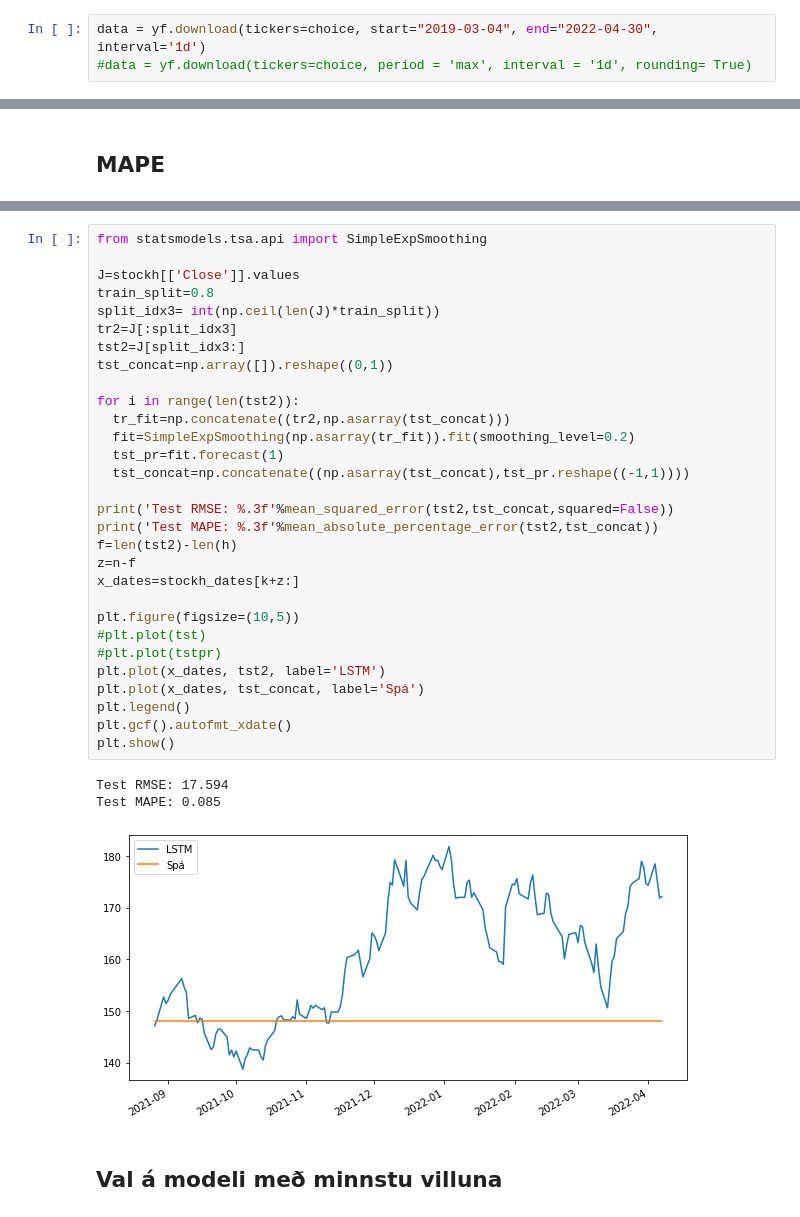
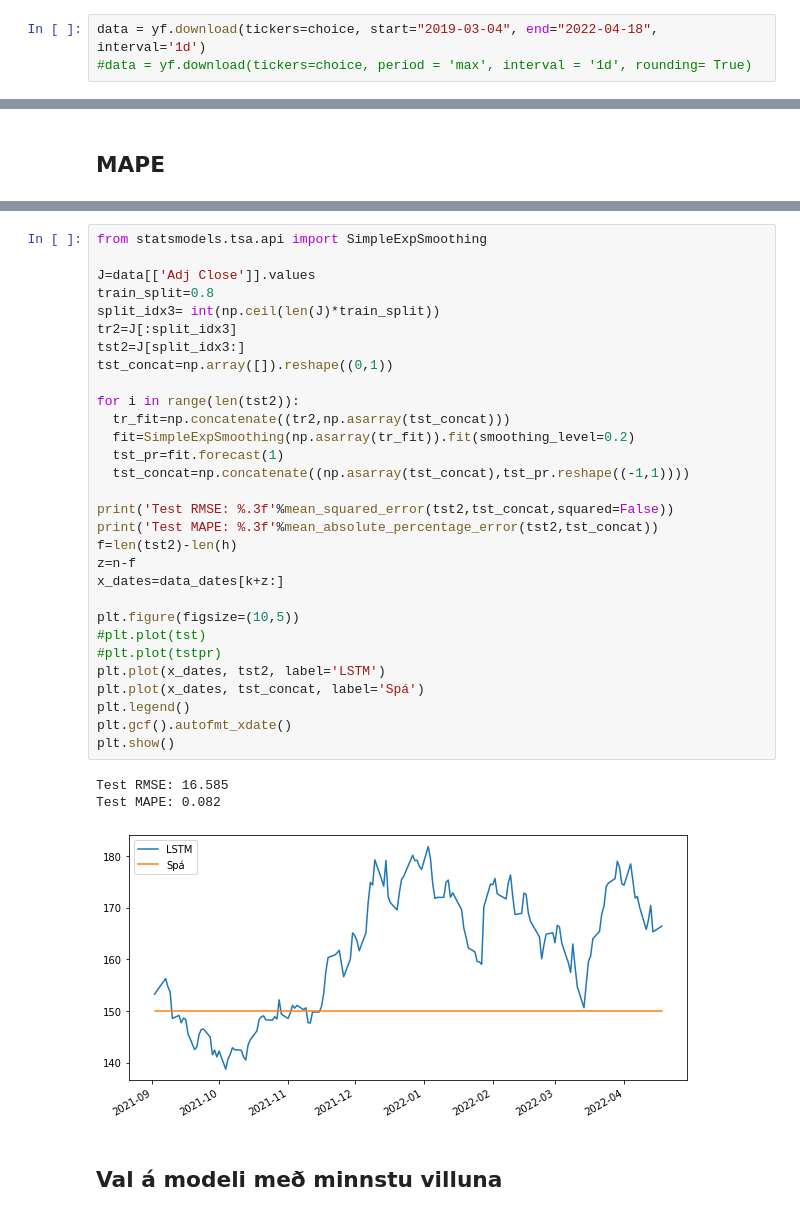
Before and after one commit to Orri050/Lokaverkefni, a Jupyter notebook: Lokaverkefni.ipynb, the cells around one changed output, grey strips where cells are left out. Cells and saved outputs as stored; diff of their text form.

```diff
--- a/Lokaverkefni.ipynb
+++ b/Lokaverkefni.ipynb
@@ -57,7 +55,7 @@ Write a stock symbol:AAPL
 # %% [markdown]
 ## Hlutabréf gögn
 # %%
-data = yf.download(tickers=choice, start="2019-03-04", end="2022-04-30", interval='1d')
+data = yf.download(tickers=choice, start="2019-03-04", end="2022-04-18", interval='1d')
 #data = yf.download(tickers=choice, period = 'max', interval = '1d', rounding= True)
 # %% [output]
 [*********************100%***********************]  1 of 1 completed
@@ -470,37 +549,37 @@ Test MAPE: 0.083
 # %%
 from statsmodels.tsa.api import SimpleExpSmoothing
 
-J=stockh[['Close']].values
+J=data[['Adj Close']].values
 train_split=0.8
 split_idx3= int(np.ceil(len(J)*train_split))
 tr2=J[:split_idx3]
 tst2=J[split_idx3:]
 tst_concat=np.array([]).reshape((0,1))
 
 for i in range(len(tst2)):
   tr_fit=np.concatenate((tr2,np.asarray(tst_concat)))
   fit=SimpleExpSmoothing(np.asarray(tr_fit)).fit(smoothing_level=0.2)
   tst_pr=fit.forecast(1)
   tst_concat=np.concatenate((np.asarray(tst_concat),tst_pr.reshape((-1,1))))
 
 print('Test RMSE: %.3f'%mean_squared_error(tst2,tst_concat,squared=False))
 print('Test MAPE: %.3f'%mean_absolute_percentage_error(tst2,tst_concat))
 f=len(tst2)-len(h)
 z=n-f
-x_dates=stockh_dates[k+z:]
+x_dates=data_dates[k+z:]
 
 plt.figure(figsize=(10,5))
 #plt.plot(tst)
 #plt.plot(tstpr)
 plt.plot(x_dates, tst2, label='LSTM')
 plt.plot(x_dates, tst_concat, label='Spá')
 plt.legend()
 plt.gcf().autofmt_xdate()
 plt.show()
 # %% [output]
-Test RMSE: 17.594
-Test MAPE: 0.085
+Test RMSE: 16.585
+Test MAPE: 0.082
-[figure, old version]
+[figure, new version]
 # %% [markdown]
 ## Val á modeli með minnstu villuna
 # %%
```
Also changed, not shown: parts of 61 cells of this notebook.
